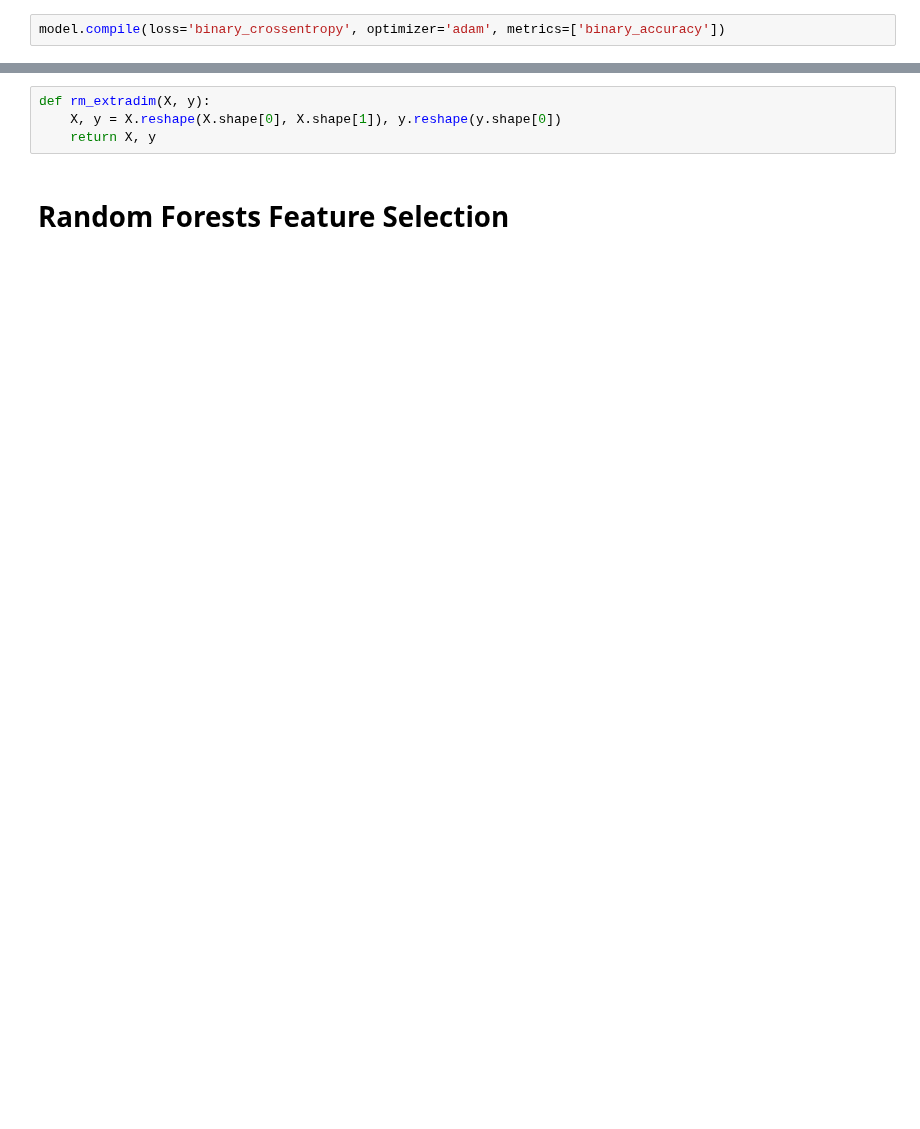
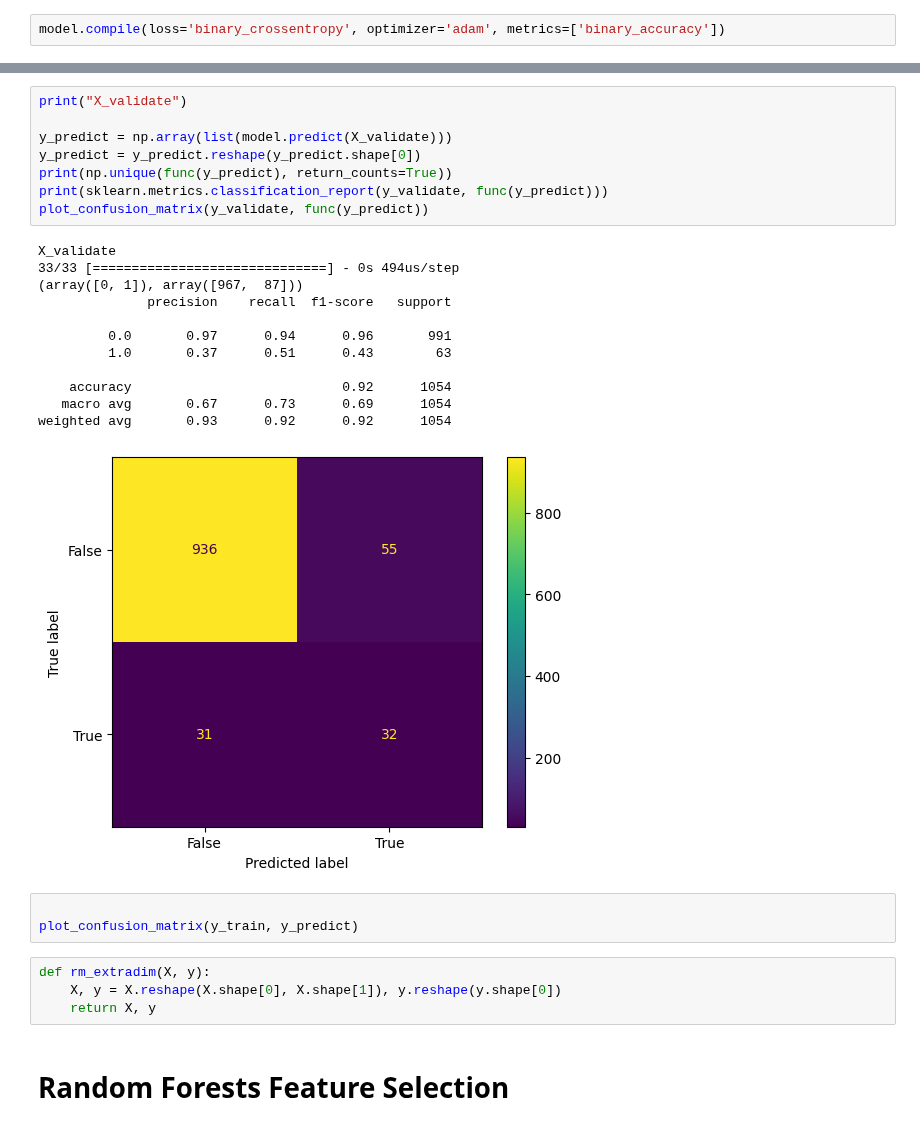
Before and after one commit to ta0a2000t/NASA_Harvest_repo, a Jupyter notebook: Harvest_Event_Detec/harvest_event_detec/nn_model.ipynb, the cells around one changed output, grey strips where cells are left out. Drawn from its saved outputs; the diff is of its cells as text; blank space fills up the shorter version.

```diff
--- a/Harvest_Event_Detec/harvest_event_detec/nn_model.ipynb
+++ b/Harvest_Event_Detec/harvest_event_detec/nn_model.ipynb
@@ -394,3 +457,27 @@ plt.show()
+# %%
+print("X_validate")
+
+y_predict = np.array(list(model.predict(X_validate)))
+y_predict = y_predict.reshape(y_predict.shape[0])
+print(np.unique(func(y_predict), return_counts=True))
+print(sklearn.metrics.classification_report(y_validate, func(y_predict)))
+plot_confusion_matrix(y_validate, func(y_predict))
+# %% [output]
+X_validate
+33/33 [==============================] - 0s 494us/step
+(array([0, 1]), array([967,  87]))
+              precision    recall  f1-score   support
+
+         0.0       0.97      0.94      0.96       991
+         1.0       0.37      0.51      0.43        63
+
+    accuracy                           0.92      1054
+   macro avg       0.67      0.73      0.69      1054
+weighted avg       0.93      0.92      0.92      1054
+[figure, added]
+# %%
+
+plot_confusion_matrix(y_train, y_predict)
 # %%
 def rm_extradim(X, y):
     X, y = X.reshape(X.shape[0], X.shape[1]), y.reshape(y.shape[0])
```
Also changed, not shown: parts of 24 cells of this notebook, 5 other files.
